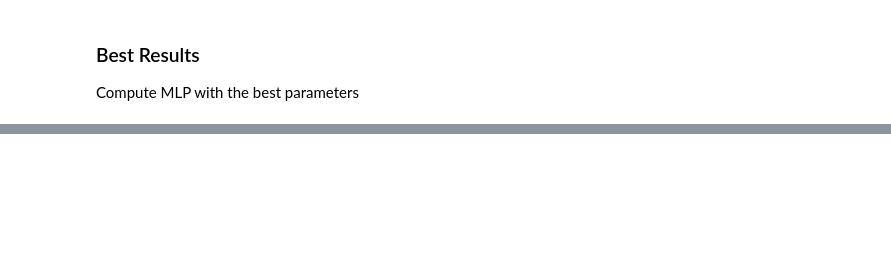
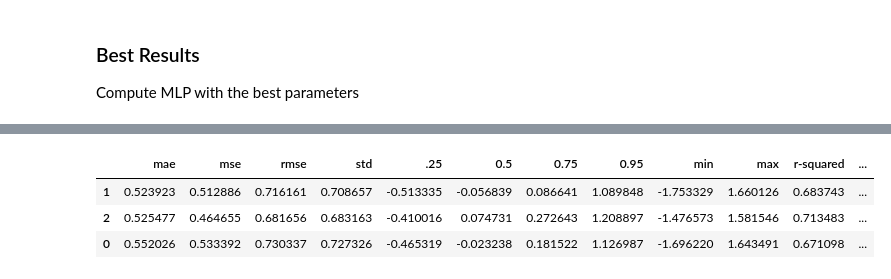
Before and after one commit to rui-pedro-porfirio/IndoorApp, a Jupyter notebook: Server/Notebooks/PROXIMITY/Regression/MLP/BLEProximityRegressorMLPExperiment.ipynb, the cells around one changed output, grey strips where cells are left out. Drawn from its saved outputs; the diff is of its cells as text; code cells hidden in the pictures; blank space fills up the shorter version.

```diff
--- a/Server/Notebooks/PROXIMITY/Regression/MLP/BLEProximityRegressorMLPExperiment.ipynb
+++ b/Server/Notebooks/PROXIMITY/Regression/MLP/BLEProximityRegressorMLPExperiment.ipynb
@@ -848,0 +643,14 @@ display(conclusion_pd)
+# %%
+score = 'neg_mean_absolute_error'
+scaler = StandardScaler()
+scaler.fit(train_X_rolling_mean)
+tr = scaler.transform(train_X_rolling_mean)
+model = KerasRegressor(build_fn=create_model,dim=1,epochs=50,batch_size=10,verbose=0)
+param_grid = dict(activation=activation,optimizer=optimizer,num_neurons=neurons)
+grid = RandomizedSearchCV(estimator=model, param_distributions=param_grid,
+                          cv=StratifiedKFold(n_splits=4, shuffle=True, random_state=6).split(trainX_data,default_groups,default_groups),
+                          scoring=score,random_state=42)
+display(grid)
+grid_result = grid.fit(tr.reshape(-1,1), train_Y.reshape(-1,1))
+# summarize results
+print("Best: %f using %s" % (grid_result.best_score_, grid_result.best_params_))
@@ -850,10 +678,11 @@ display(conclusion_pd)
 ### Best Results
 Compute MLP with the best parameters
 # %%
-statistical_cols = ['mae','mse','rmse','precision','accuracy','f1-score','type']
+statistical_cols = ['mae','mse','rmse','std','.25','0.5','0.75','0.95','min','max','r-squared','type']
 types = ['RSSI Only','Rolling Mean RSSI','Both']
 results = list()
 dim = 2
+selected_method = 'HoldOut'
 for scannedType in types:
     if scannedType == 'RSSI Only':
         trainX_data = train_X_rssi
@@ -864,16 +693,19 @@ for scannedType in types:
     else:
         trainX_data = combination_features_X
         dim = 2
-        if selected_method == 'LOO':
-            cv = LeaveOneGroupOut()
-            splited = cv.split(train_X_rssi,train_Y,groups=default_groups)
-            loo = compute_MLP_Classifier(flag = 0,testX_data=trainX_data,dim=dim,epochs=25,testY_data=train_Y,scaler=StandardScaler(),cross_validation = splited)
-        elif selected_method =='Stratified K-Fold':
-            result = compute_MLP_Classifier(flag = 0,testX_data=trainX_data,dim=dim,epochs=25,testY_data=train_Y,scaler=StandardScaler(),cross_validation = selected_fold)
-        else:
-            X_train_split, X_test_split, y_train_split, y_test_split = train_test_split(trainX_data,train_Y, test_size = 0.4, random_state = 6,stratify=default_groups)
-            result = compute_MLP_Classifier(dim=dim,epochs=25,trainX_data=X_train_split,trainY_data=y_train_split,testX_data=X_test_split,testY_data=y_test_split,scaler=StandardScaler())
-        result.append(scannedType)
-        results.append(result)
+    if selected_method == 'LOO':
+        cv = LeaveOneGroupOut()
+        splited = cv.split(train_X_rssi,train_Y,groups=default_groups)
+        loo = compute_MLP_Regressor(flag = 0,verbose=1,testX_data=trainX_data,dim=dim,epochs=25,testY_data=train_Y,scaler=StandardScaler(),cross_validation = splited)
+    elif selected_method =='Stratified K-Fold':
+        skf = StratifiedKFold(n_splits=cv)
+        splited = skf.split(train_X_rssi,default_groups,default_groups)
+        result = compute_MLP_Regressor(flag = 0,verbose=1,testX_data=trainX_data,dim=dim,epochs=25,testY_data=train_Y,scaler=StandardScaler(),cross_validation = selected_fold)
+    else:
+        X_train_split, X_test_split, y_train_split, y_test_split = train_test_split(trainX_data,train_Y, test_size = 0.4, random_state = 6,stratify=default_groups)
+        result = compute_MLP_Regressor(dim=dim,epochs=25,verbose=1,trainX_data=X_train_split,trainY_data=y_train_split,testX_data=X_test_split,testY_data=y_test_split,scaler=StandardScaler())
+    result.append(scannedType)
+    results.append(result)
 statistics = pd.DataFrame(columns=statistical_cols,data=results)
 display(statistics.sort_values(by=['mae']))
+# %% [output]
@@ -879,0 +729,4 @@ display(statistics.sort_values(by=['mae']))
+|  | mae | mse | rmse | std | .25 | 0.5 | 0.75 | 0.95 | min | max | r-squared | ... |
+| 1 | 0.523923 | 0.512886 | 0.716161 | 0.708657 | -0.513335 | -0.056839 | 0.086641 | 1.089848 | -1.753329 | 1.660126 | 0.683743 | ... |
+| 2 | 0.525477 | 0.464655 | 0.681656 | 0.683163 | -0.410016 | 0.074731 | 0.272643 | 1.208897 | -1.476573 | 1.581546 | 0.713483 | ... |
+| 0 | 0.552026 | 0.533392 | 0.730337 | 0.727326 | -0.465319 | -0.023238 | 0.181522 | 1.126987 | -1.696220 | 1.643491 | 0.671098 | ... |
```
Also changed, not shown: parts of 19 cells of this notebook, 19 other files.
